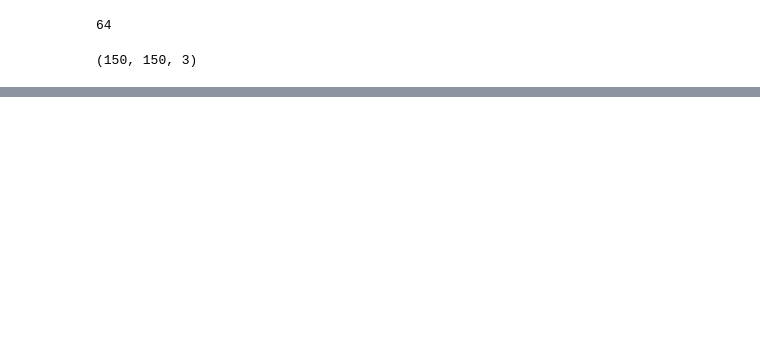
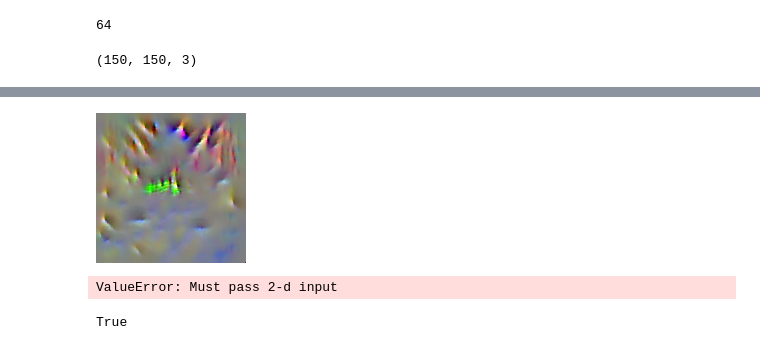
Before and after one commit to Jodahr/catsAndDogs, a Jupyter notebook: catsVsDogs.ipynb, the cells around one changed output, grey strips where cells are left out. Saved outputs shown, nothing was run; the diff lists cells and outputs as text; code cells hidden in the pictures; blank space fills up the shorter version.

```diff
--- a/catsVsDogs.ipynb
+++ b/catsVsDogs.ipynb
@@ -248,0 +292,4 @@ plt.imshow(cam_array, interpolation='nearest')
+# %%
+array_to_img(act_arry)
+# %% [output]
+[figure, added]
@@ -248,0 +298,9 @@ plt.imshow(cam_array, interpolation='nearest')
+# %%
+sns.heatmap(overlay_img)
+# %% [output]
+ValueError: Must pass 2-d input
+# %%
+#cv2.imwrite('source_img.png', deprocess_input(dog_arr_exp)[0])
+cv2.imwrite('attention_map.png', cam_array)
+# %% [output]
+True
```
Also changed, not shown: parts of 22 cells of this notebook, 16 other files.
